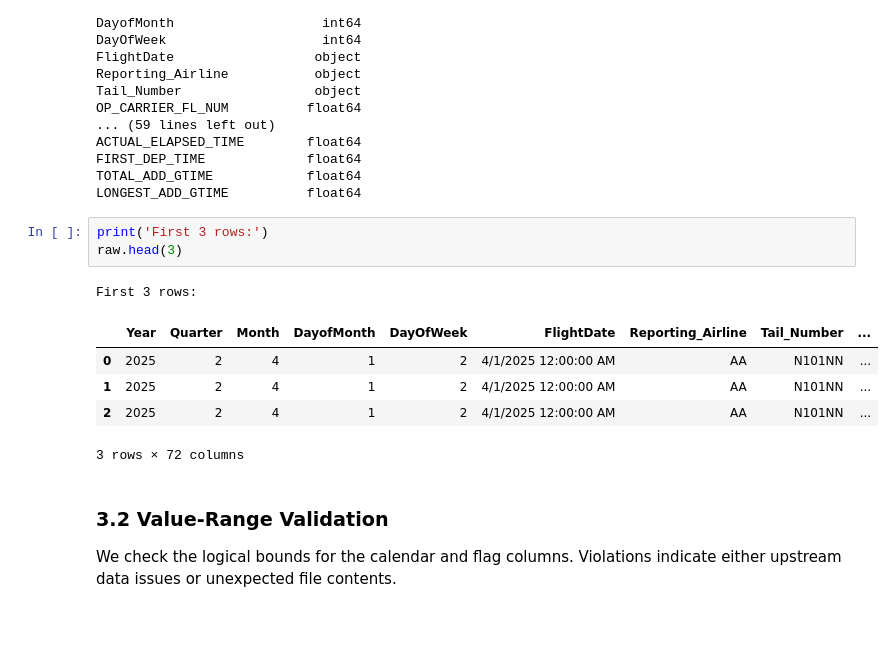
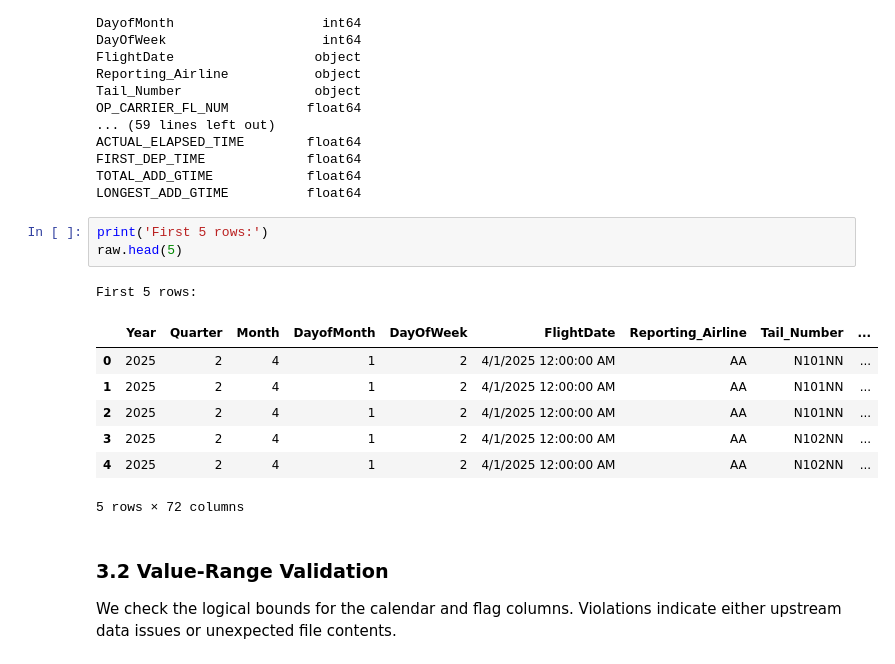
Before and after one commit to dilaracgrl/AviationPrediction-1, a Jupyter notebook: notebooks/01_data_loading_and_quality.ipynb, the cells around one changed output. Saved outputs shown, nothing was run; the diff lists cells and outputs as text; blank space fills up the shorter version.

```diff
--- a/notebooks/01_data_loading_and_quality.ipynb
+++ b/notebooks/01_data_loading_and_quality.ipynb
@@ -173,15 +173,17 @@ FIRST_DEP_TIME             float64
 TOTAL_ADD_GTIME            float64
 LONGEST_ADD_GTIME          float64
 # %%
-print('First 3 rows:')
-raw.head(3)
+print('First 5 rows:')
+raw.head(5)
 # %% [output]
-First 3 rows:
+First 5 rows:
 |  | Year | Quarter | Month | DayofMonth | DayOfWeek | FlightDate | Reporting_Airline | Tail_Number | ... |
 | 0 | 2025 | 2 | 4 | 1 | 2 | 4/1/2025 12:00:00 AM | AA | N101NN | ... |
 | 1 | 2025 | 2 | 4 | 1 | 2 | 4/1/2025 12:00:00 AM | AA | N101NN | ... |
 | 2 | 2025 | 2 | 4 | 1 | 2 | 4/1/2025 12:00:00 AM | AA | N101NN | ... |
+| 3 | 2025 | 2 | 4 | 1 | 2 | 4/1/2025 12:00:00 AM | AA | N102NN | ... |
+| 4 | 2025 | 2 | 4 | 1 | 2 | 4/1/2025 12:00:00 AM | AA | N102NN | ... |
-3 rows × 72 columns
+5 rows × 72 columns
 # %% [markdown]
 ### 3.2 Value-Range Validation
 
```
Also changed, not shown: parts of 1 cell of this notebook, 25 other files.
